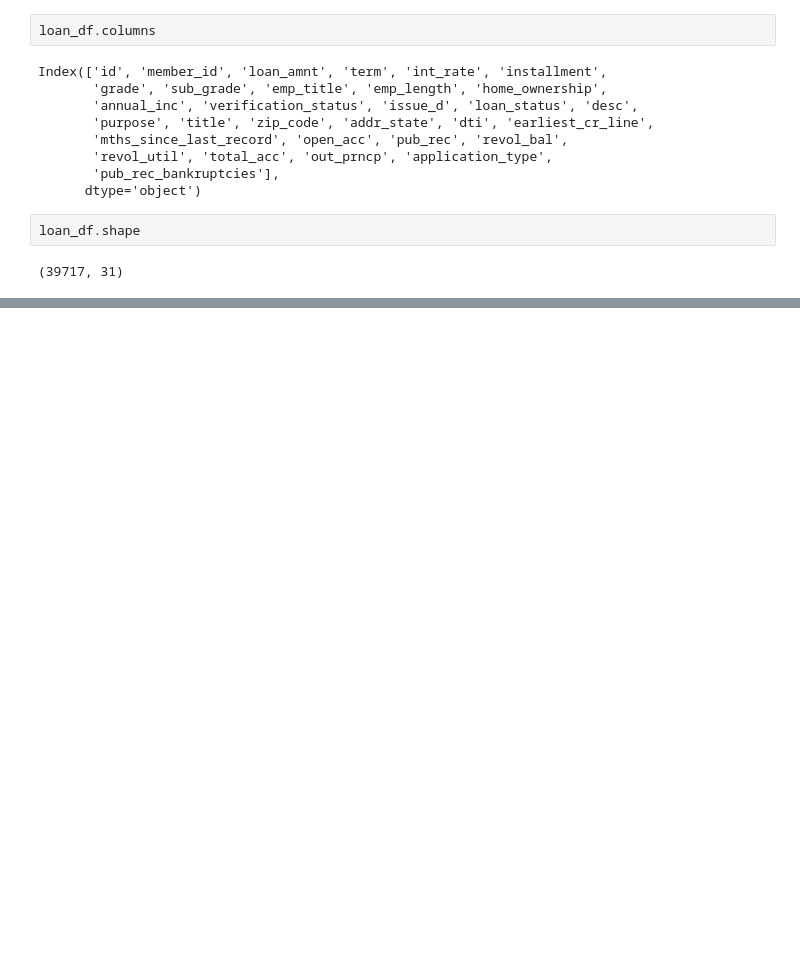
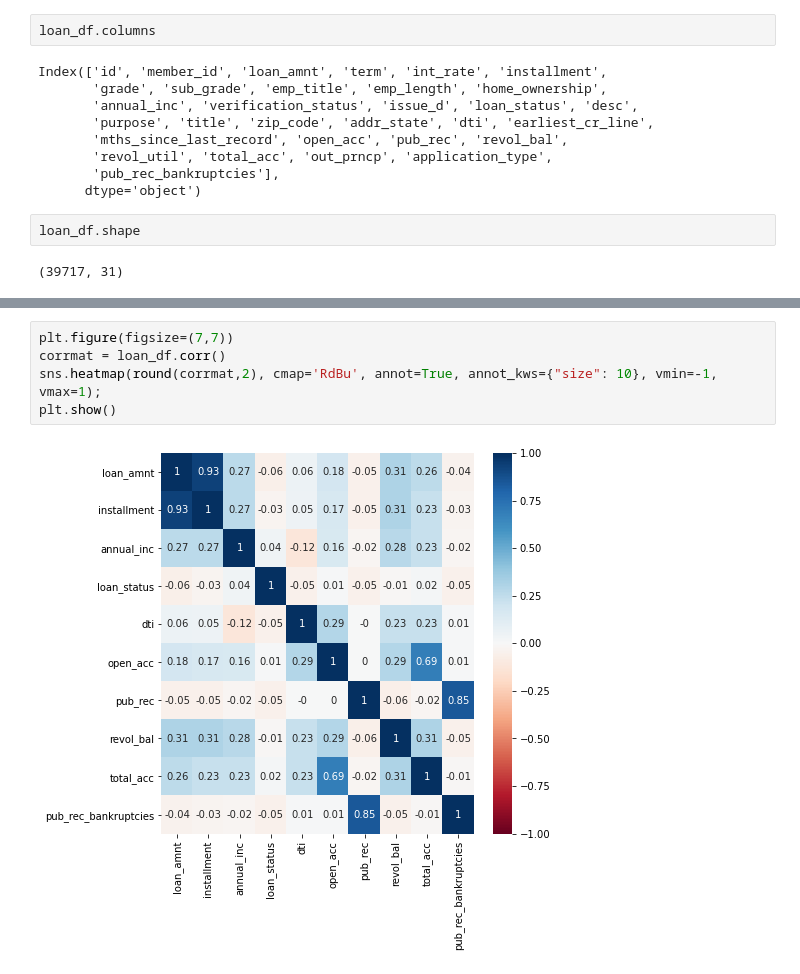
Before and after one commit to Silapada-Hansda/case_study_LG, a Jupyter notebook: Silapada_Hansda.ipynb, the cells around one changed output, grey strips where cells are left out. Drawn from its saved outputs; the diff is of its cells as text; blank space fills up the shorter version.

```diff
--- a/Silapada_Hansda.ipynb
+++ b/Silapada_Hansda.ipynb
@@ -348,0 +390,7 @@ loan_df.loan_status= loan_df.loan_status.apply(lambda x:1 if x=='Fully Paid' els
+# %%
+plt.figure(figsize=(7,7))
+corrmat = loan_df.corr()
+sns.heatmap(round(corrmat,2), cmap='RdBu', annot=True, annot_kws={"size": 10}, vmin=-1, vmax=1);
+plt.show()
+# %% [output]
+[figure, added]
```
Also changed, not shown: parts of 58 cells of this notebook.
